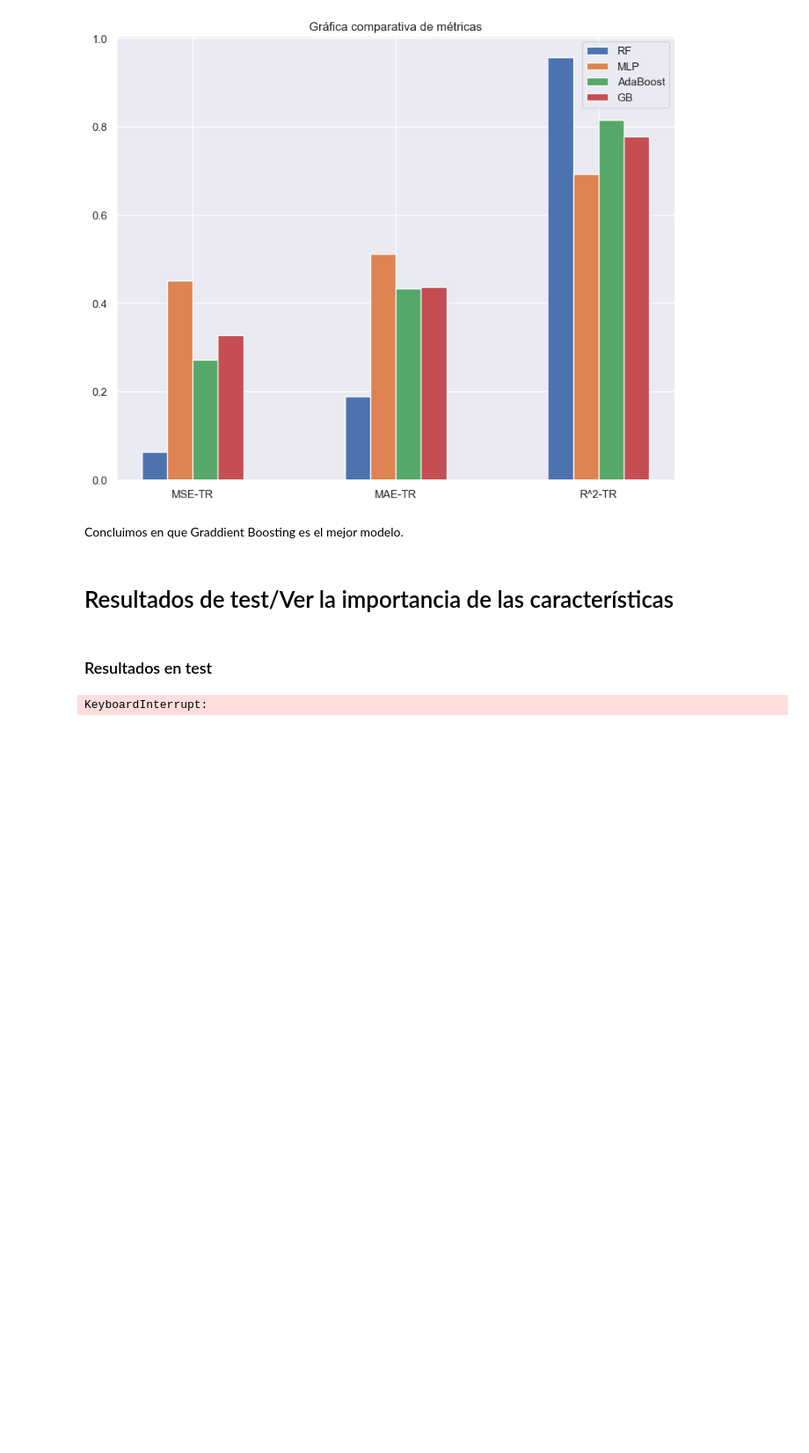
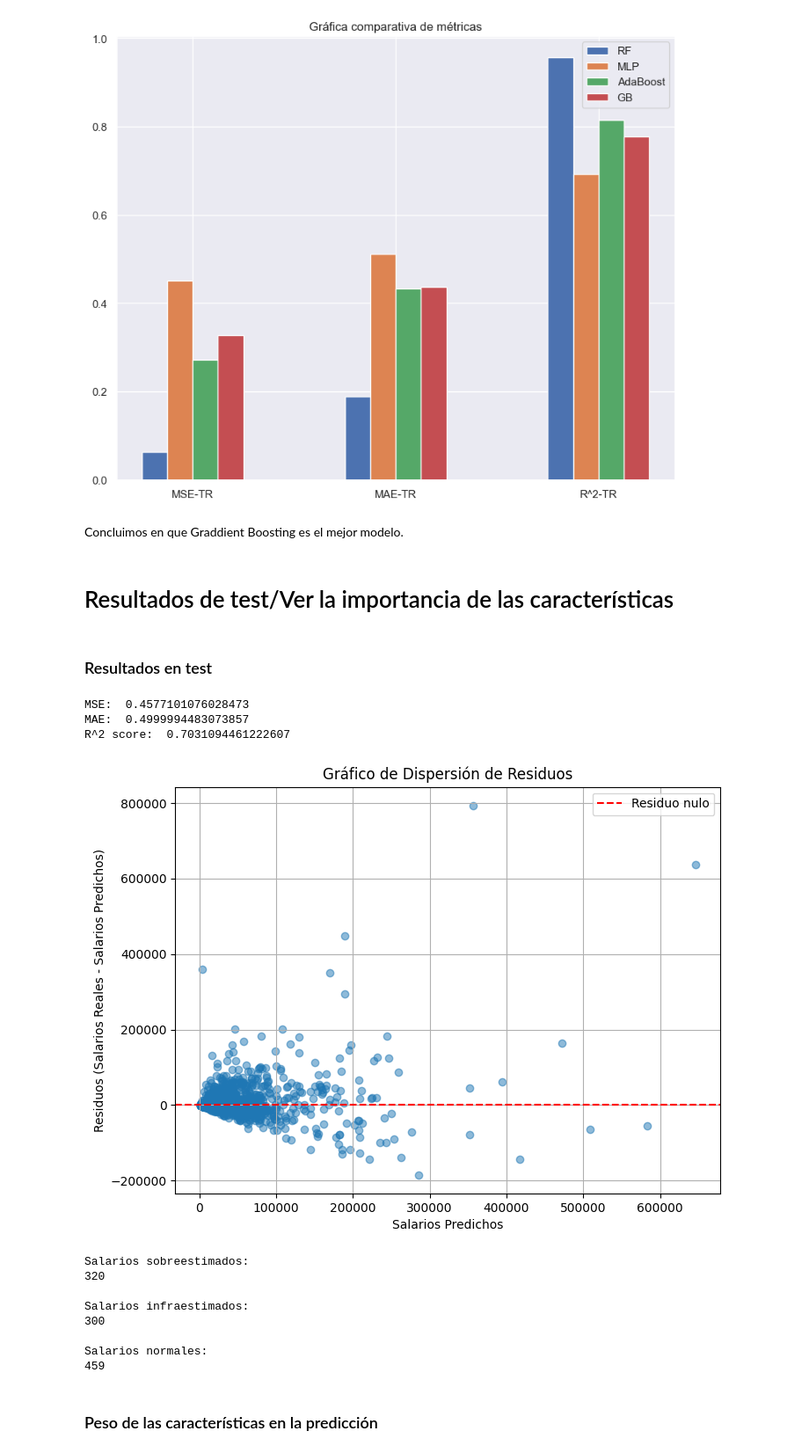
Before and after one commit to JMMelcrack/Predictive-models-applied-to-the-analysis-of-professional-footballers-wages, a Jupyter notebook: FeatureSelection.ipynb, the cells around one changed output. Shown at 88% size. Cells and saved outputs as stored; diff of their text form; code cells hidden in the pictures; blank space fills up the shorter version.

Commit message:
Resultados para test y visualización de la importancia de las características

```diff
--- a/FeatureSelection.ipynb
+++ b/FeatureSelection.ipynb
@@ -2364,6 +2364,15 @@ Concluimos en que Graddient Boosting es el mejor modelo.
 # Resultados de test/Ver la importancia de las características
 # %% [markdown]
 ### Resultados en test
+# %%
+# Mejor solución
+lvw_sol = np.array([1, 0, 1, 0, 0, 0, 0, 0, 0, 0, 0, 0, 1, 0, 0, 0, 0, 0, 1, 1, 0, 0,
+					0, 0, 1, 1, 0, 0, 0, 1, 0, 1, 0, 1, 0, 0, 0, 1, 1, 0, 1, 0, 0, 1,
+					0, 1, 1, 1, 0, 1, 1, 0, 0, 0, 0, 1, 0, 0, 1, 0, 0, 0, 1, 0, 1, 1,
+					0, 1, 1, 0, 1, 1, 0])
+
+LVW_data = (x_train[x_train.columns[lvw_sol==1]]).to_numpy()
+LVW_test = (x_test[x_test.columns[lvw_sol==1]]).to_numpy()
 # %%
 model = GradientBoostingRegressor(loss='huber', n_estimators = 100, random_state=34, learning_rate=0.23701803337459112, max_depth=4, alpha=0.99999)
 
@@ -2371,7 +2380,6 @@ model = GradientBoostingRegressor(loss='huber', n_estimators = 100, random_state
 model.fit(LVW_data, y_train_log)
 
 # Evaluar el desempeño del modelo en el conjunto de test
-LVW_test = (x_test[x_test.columns[lvw_sol==1]]).to_numpy()
 pred_y = model.predict(LVW_test)
 
 # Calcular el MSE
@@ -2387,4 +2395,52 @@ print('MSE: ', mse)
 print('MAE: ', mae)
 print('R^2 score: ', r2)
 # %% [output]
-KeyboardInterrupt:
+MSE:  0.4577101076028473
+MAE:  0.4999994483073857
+R^2 score:  0.7031094461222607
+# %%
+y_pred_ori = np.expm1(pred_y)
+y_test = np.expm1(y_test_log)
+
+# Calcula los residuos
+residuos = y_test - y_pred_ori
+
+# Crea un gráfico de dispersión de los residuos
+plt.figure(figsize=(8, 6))
+plt.scatter(y_pred_ori, residuos, alpha=0.5)
+plt.axhline(y=0, color='r', linestyle='--', label='Residuo nulo')
+plt.title('Gráfico de Dispersión de Residuos')
+plt.xlabel('Salarios Predichos')
+plt.ylabel('Residuos (Salarios Reales - Salarios Predichos)')
+plt.grid(True)
+plt.legend()
+plt.show()
+
+# Identifica salarios sobreestimados e infraestimados
+porcentaje_error = 0.3
+error = porcentaje_error * y_test
+
+salarios_sobreestimados = y_test[residuos < -error]
+salarios_infraestimados = y_test[residuos > error]
+salarios_normales = y_test[(residuos <= error) & (residuos >= -error)]
+
+print("Salarios sobreestimados:")
+print(salarios_sobreestimados.shape[0])
+
+print("\nSalarios infraestimados:")
+print(salarios_infraestimados.shape[0])
+
+print("\nSalarios normales:")
+print(salarios_normales.shape[0])
+# %% [output]
+[figure, added]
+Salarios sobreestimados:
+320
+
+Salarios infraestimados:
+300
+
+Salarios normales:
+459
+# %% [markdown]
+### Peso de las características en la predicción
```
Also changed, not shown: parts of 2 cells of this notebook.
